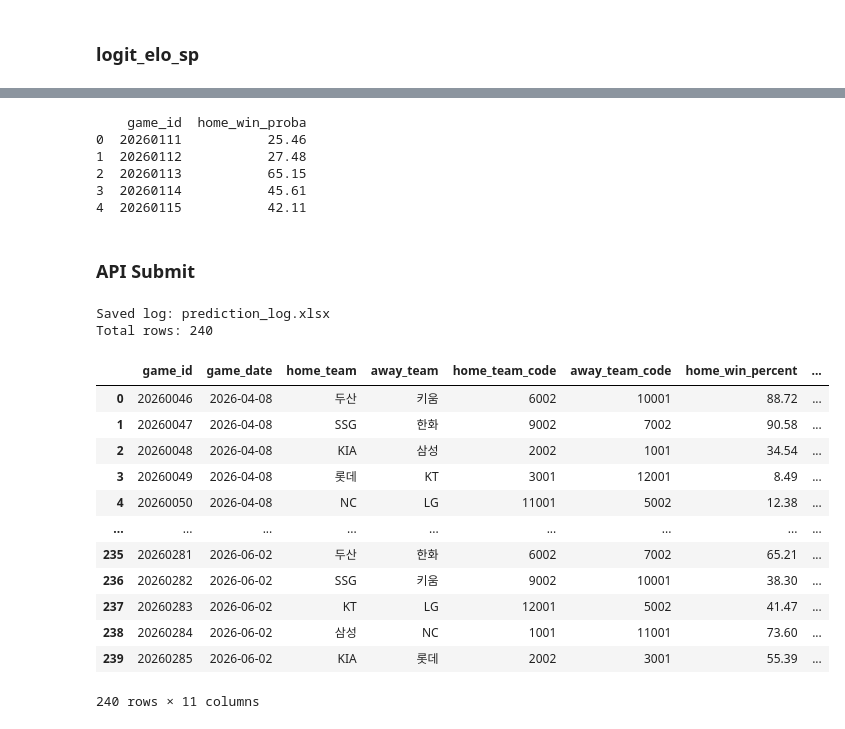
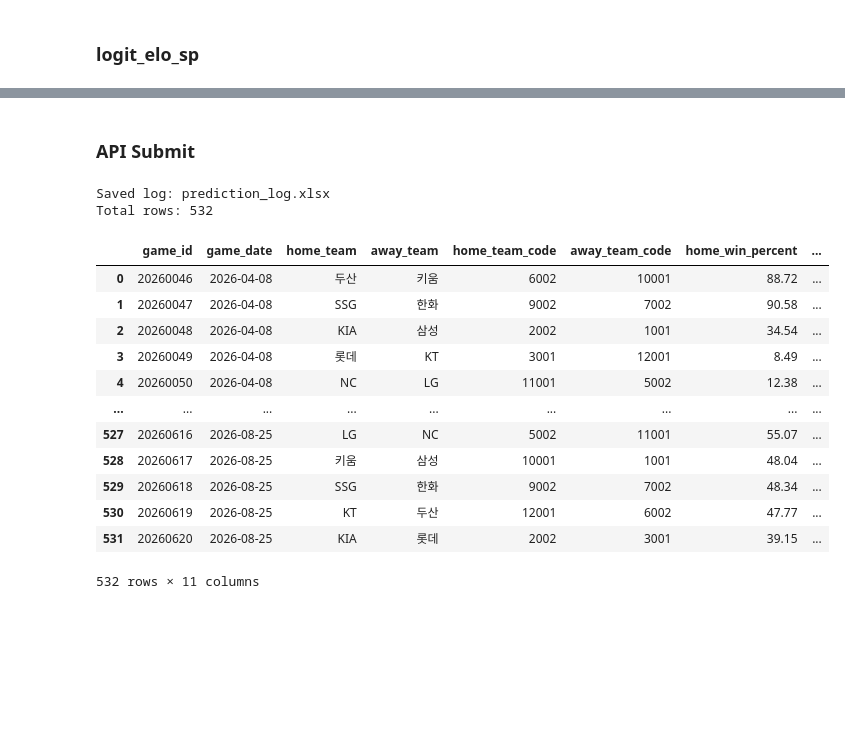
Before and after one commit to JungyongYIE/statiz, a Jupyter notebook: prediction.ipynb, the cells around one changed output, grey strips where cells are left out. Cells and saved outputs as stored; diff of their text form; code cells hidden in the pictures; blank space fills up the shorter version.

```diff
--- a/prediction.ipynb
+++ b/prediction.ipynb
@@ -426,19 +540,0 @@ print(submit_df)
-# %%
-# feature 순서 맞추기
-X_pred = pred_df[feature_cols].copy()
-
-# 홈팀 승리 확률 예측
-pred_df["home_win_proba"] = loaded_model.predict_proba(X_pred)[:, 1]
-
-# 보기 좋게 정리
-result_df = pred_df[
-    [
-        "game_id",
-        "game_date",
-        "home_team_code",
-        "away_team_code",
-        "home_win_proba"
-    ]
-].copy()
-
-display(result_df)
@@ -454,19 +540,0 @@ display(result_df)
-# %%
-# feature 순서 맞추기
-X_pred_sp = pred_df[feature_cols_sp].copy()
-
-# 홈팀 승리 확률 예측
-pred_df["home_win_proba"] = loaded_model_sp.predict_proba(X_pred_sp)[:, 1]
-
-# 보기 좋게 정리
-result_df = pred_df[
-    [
-        "game_id",
-        "game_date",
-        "home_team_code",
-        "away_team_code",
-        "home_win_proba"
-    ]
-].copy()
-
-display(result_df)
@@ -480,47 +541,31 @@ display(result_df)
-# %%
-## 제출 형태
-
-submit_df = result_df[["game_id", "home_win_proba"]].copy()
-
-# 소수점 4자리 반올림 후 *100
-submit_df["home_win_proba"] = submit_df["home_win_proba"].round(4) * 100
-
-print(submit_df)
-# %% [output]
-    game_id  home_win_proba
-0  20260111           25.46
-1  20260112           27.48
-2  20260113           65.15
-3  20260114           45.61
-4  20260115           42.11
 # %% [markdown]
 ### API Submit
 # %%
 # 예측 결과 로그 저장 at local
 
 sv.append_prediction_log(
     pred_df=result_df,
     file_path="prediction_log.xlsx",
     sheet_name="Raw_Submission_Log",
     dedup=True,
-    model_name="elo_sp", # 모델명 기록 (elo_full, elo_sp, core_full, core_sp, full, sp, non)
+    model_name="elo_sp_l2", # 모델명 기록 (elo_sp_l2, elo_full, elo_sp, core_full, core_sp, full, sp, non)
 )
 # %% [output]
 Saved log: prediction_log.xlsx
-Total rows: 240
+Total rows: 532
 |  | game_id | game_date | home_team | away_team | home_team_code | away_team_code | home_win_percent | ... |
 | 0 | 20260046 | 2026-04-08 | 두산 | 키움 | 6002 | 10001 | 88.72 | ... |
 | 1 | 20260047 | 2026-04-08 | SSG | 한화 | 9002 | 7002 | 90.58 | ... |
 | 2 | 20260048 | 2026-04-08 | KIA | 삼성 | 2002 | 1001 | 34.54 | ... |
 | 3 | 20260049 | 2026-04-08 | 롯데 | KT | 3001 | 12001 | 8.49 | ... |
 | 4 | 20260050 | 2026-04-08 | NC | LG | 11001 | 5002 | 12.38 | ... |
 | ... | ... | ... | ... | ... | ... | ... | ... | ... |
-| 235 | 20260281 | 2026-06-02 | 두산 | 한화 | 6002 | 7002 | 65.21 | ... |
-| 236 | 20260282 | 2026-06-02 | SSG | 키움 | 9002 | 10001 | 38.30 | ... |
-| 237 | 20260283 | 2026-06-02 | KT | LG | 12001 | 5002 | 41.47 | ... |
-| 238 | 20260284 | 2026-06-02 | 삼성 | NC | 1001 | 11001 | 73.60 | ... |
-| 239 | 20260285 | 2026-06-02 | KIA | 롯데 | 2002 | 3001 | 55.39 | ... |
+| 527 | 20260616 | 2026-08-25 | LG | NC | 5002 | 11001 | 55.07 | ... |
+| 528 | 20260617 | 2026-08-25 | 키움 | 삼성 | 10001 | 1001 | 48.04 | ... |
+| 529 | 20260618 | 2026-08-25 | SSG | 한화 | 9002 | 7002 | 48.34 | ... |
+| 530 | 20260619 | 2026-08-25 | KT | 두산 | 12001 | 6002 | 47.77 | ... |
+| 531 | 20260620 | 2026-08-25 | KIA | 롯데 | 2002 | 3001 | 39.15 | ... |
-240 rows × 11 columns
+532 rows × 11 columns
 # %%
 submit_result_df = sb.submit_predictions_df(
     submit_df,
```
Also changed, not shown: parts of 27 cells of this notebook, 7 other files.
